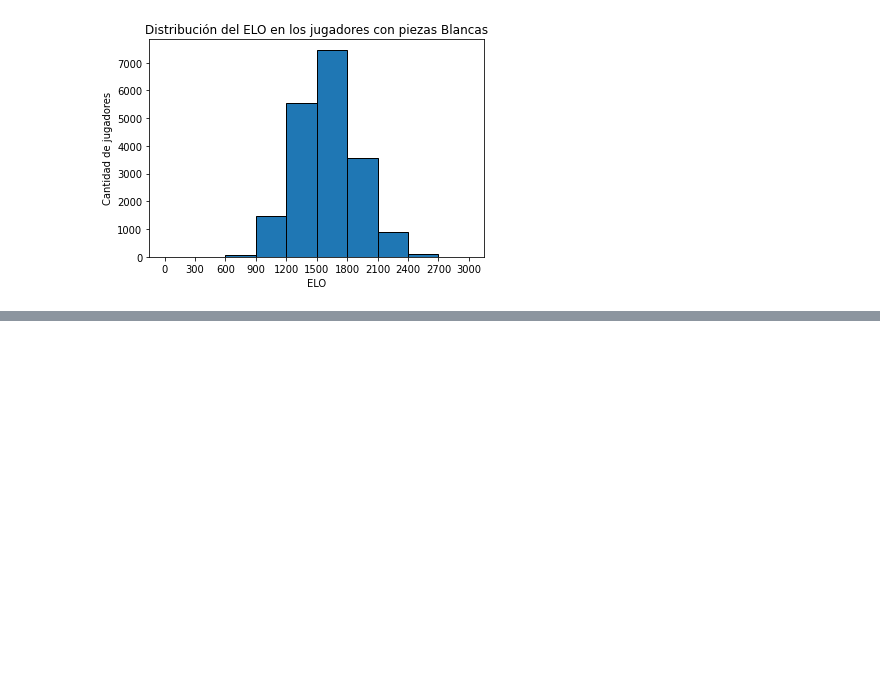
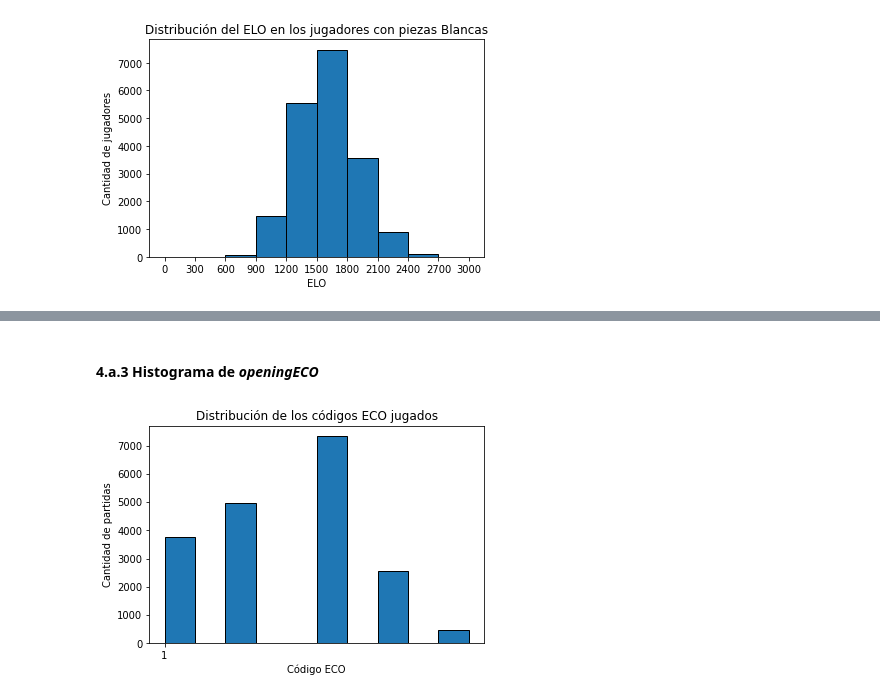
Before and after one commit to esteban062000/Big-Data-II-2021, a Jupyter notebook: tareas/tarea_2/notebook_tarea_2.ipynb, the cells around one changed output, grey strips where cells are left out. Saved outputs shown, nothing was run; the diff lists cells and outputs as text; code cells hidden in the pictures; blank space fills up the shorter version.

```diff
--- a/tareas/tarea_2/notebook_tarea_2.ipynb
+++ b/tareas/tarea_2/notebook_tarea_2.ipynb
@@ -141,0 +152,12 @@ plt.show()
+# %% [markdown]
+#### 4.a.3 Histograma de *openingECO*
+# %%
+plt.title('Distribución de los códigos ECO jugados')
+plt.xlabel('Código ECO')
+plt.ylabel('Cantidad de partidas')
+plt.hist(data['openingECO'],  edgecolor="k")
+bins = [1]
+plt.xticks(bins)
+plt.show()
+# %% [output]
+[figure, added]
```
Also changed, not shown: parts of 3 cells of this notebook.
